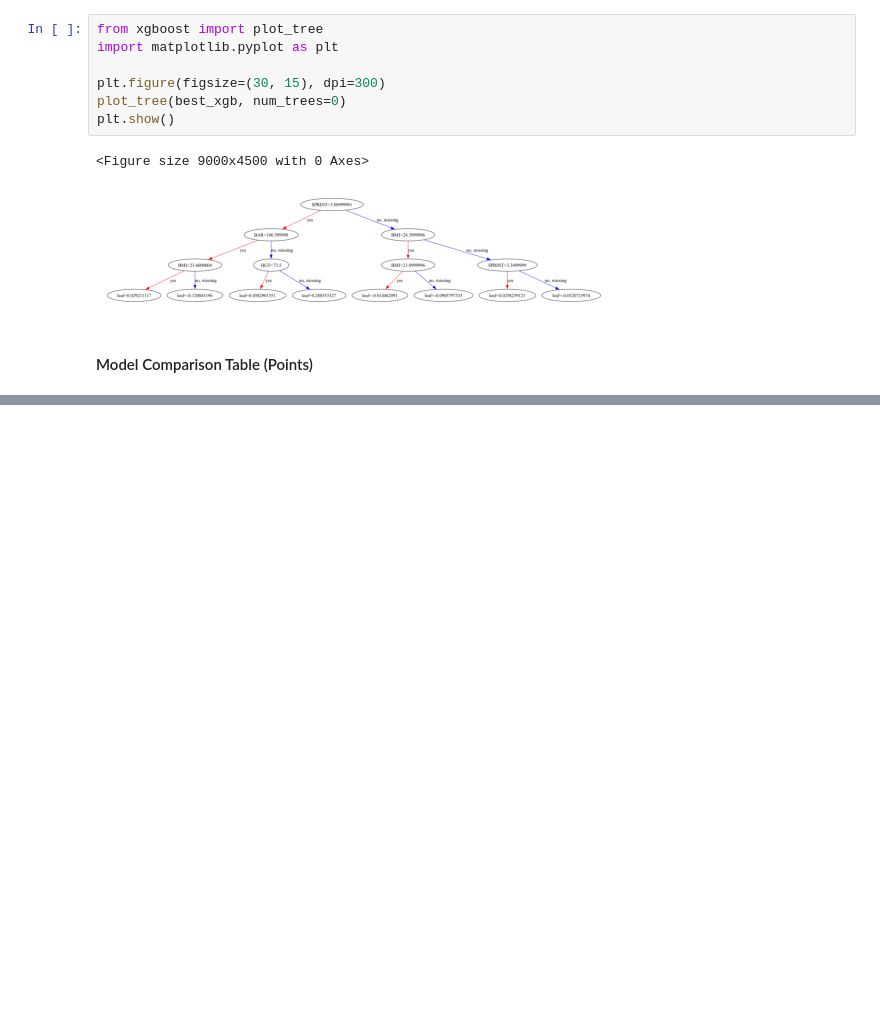
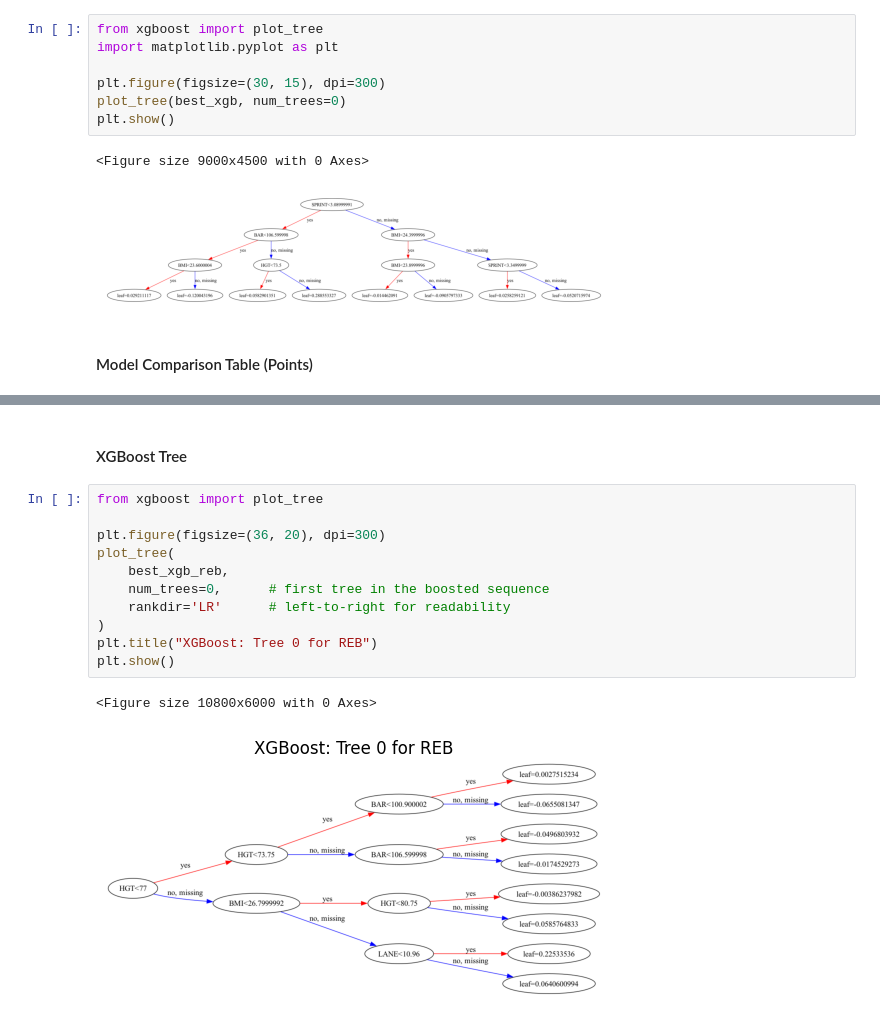
Before and after one commit to ryangu1232/142-Project, a Jupyter notebook: Final fix.ipynb, the cells around one changed output, grey strips where cells are left out. Drawn from its saved outputs; the diff is of its cells as text; blank space fills up the shorter version.

```diff
--- a/Final fix.ipynb
+++ b/Final fix.ipynb
@@ -917 +1014,17 @@ TEST R2: 0.1201
+# %% [markdown]
+#### XGBoost Tree
+# %%
+from xgboost import plot_tree
+
+plt.figure(figsize=(36, 20), dpi=300)
+plot_tree(
+    best_xgb_reb,
+    num_trees=0,      # first tree in the boosted sequence
+    rankdir='LR'      # left-to-right for readability
+)
+plt.title("XGBoost: Tree 0 for REB")
+plt.show()
+# %% [output]
+<Figure size 10800x6000 with 0 Axes>
+[figure, added]
 # %%
```
Also changed, not shown: parts of 31 cells of this notebook.
